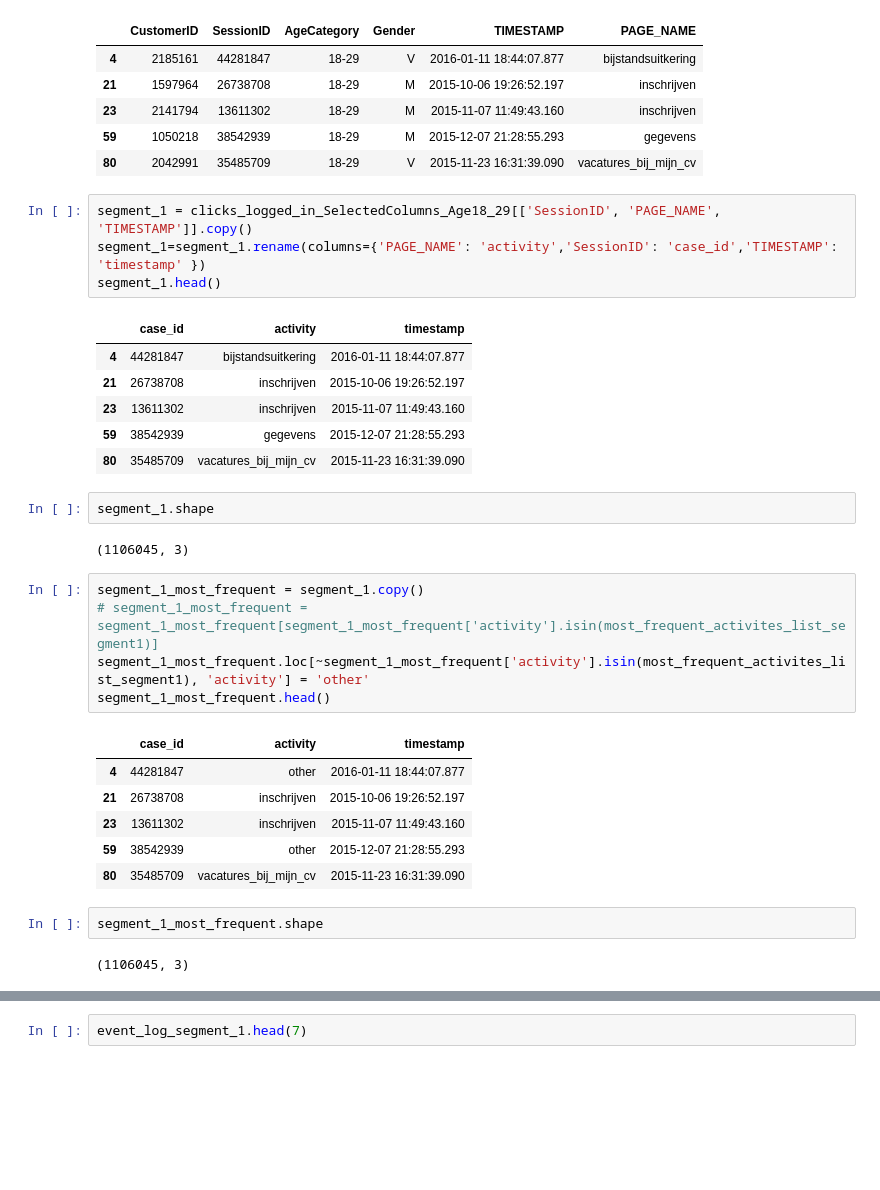
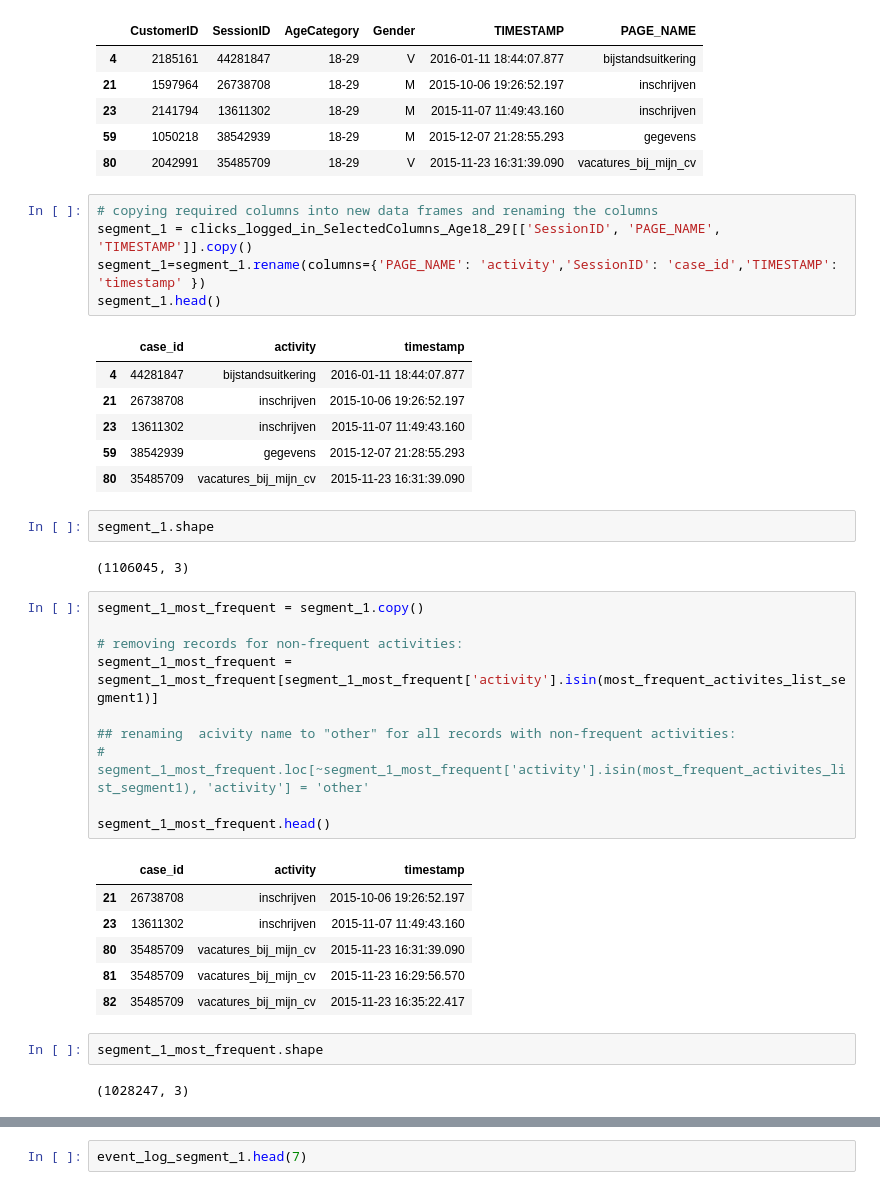
Before and after one commit to sinaaghaee/ProcessMiningProject-CustomerBehaviorAnalysis, a Jupyter notebook: BPM-Project-Aghaee-Varchandi-Mahmoodi.ipynb, the cells around one changed output, grey strips where cells are left out. Saved outputs shown, nothing was run; the diff lists cells and outputs as text; blank space fills up the shorter version.

```diff
--- a/BPM-Project-Aghaee-Varchandi-Mahmoodi.ipynb
+++ b/BPM-Project-Aghaee-Varchandi-Mahmoodi.ipynb
@@ -440,6 +675,7 @@ clicks_logged_in_SelectedColumns_Age18_29.head()
 | 59 | 1050218 | 38542939 | 18-29 | M | 2015-12-07 21:28:55.293 | gegevens |
 | 80 | 2042991 | 35485709 | 18-29 | V | 2015-11-23 16:31:39.090 | vacatures_bij_mijn_cv |
 # %%
+# copying required columns into new data frames and renaming the columns
 segment_1 = clicks_logged_in_SelectedColumns_Age18_29[['SessionID', 'PAGE_NAME', 'TIMESTAMP']].copy()
 segment_1=segment_1.rename(columns={'PAGE_NAME': 'activity','SessionID': 'case_id','TIMESTAMP': 'timestamp' })
 segment_1.head()
@@ -456,18 +692,23 @@ segment_1.shape
 (1106045, 3)
 # %%
 segment_1_most_frequent = segment_1.copy()
-# segment_1_most_frequent = segment_1_most_frequent[segment_1_most_frequent['activity'].isin(most_frequent_activites_list_segment1)]
-segment_1_most_frequent.loc[~segment_1_most_frequent['activity'].isin(most_frequent_activites_list_segment1), 'activity'] = 'other'
+
+# removing records for non-frequent activities:
+segment_1_most_frequent = segment_1_most_frequent[segment_1_most_frequent['activity'].isin(most_frequent_activites_list_segment1)]
+
+## renaming  acivity name to "other" for all records with non-frequent activities:
+# segment_1_most_frequent.loc[~segment_1_most_frequent['activity'].isin(most_frequent_activites_list_segment1), 'activity'] = 'other'
+
 segment_1_most_frequent.head()
 # %% [output]
 |  | case_id | activity | timestamp |
-| 4 | 44281847 | other | 2016-01-11 18:44:07.877 |
 | 21 | 26738708 | inschrijven | 2015-10-06 19:26:52.197 |
 | 23 | 13611302 | inschrijven | 2015-11-07 11:49:43.160 |
-| 59 | 38542939 | other | 2015-12-07 21:28:55.293 |
 | 80 | 35485709 | vacatures_bij_mijn_cv | 2015-11-23 16:31:39.090 |
+| 81 | 35485709 | vacatures_bij_mijn_cv | 2015-11-23 16:29:56.570 |
+| 82 | 35485709 | vacatures_bij_mijn_cv | 2015-11-23 16:35:22.417 |
 # %%
 segment_1_most_frequent.shape
 # %% [output]
-(1106045, 3)
+(1028247, 3)
 # %%
```
Also changed, not shown: parts of 65 cells of this notebook.
